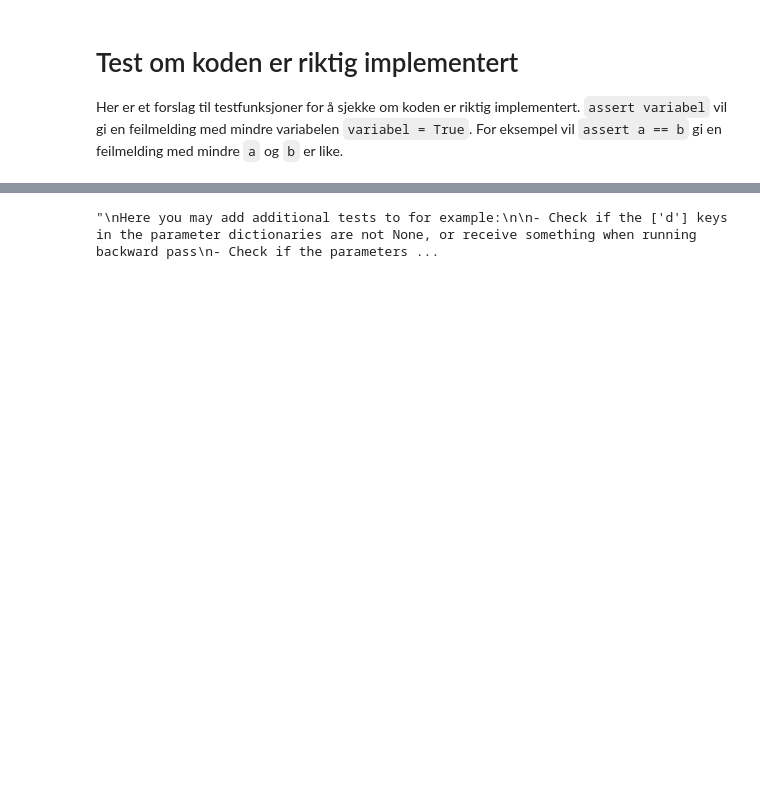
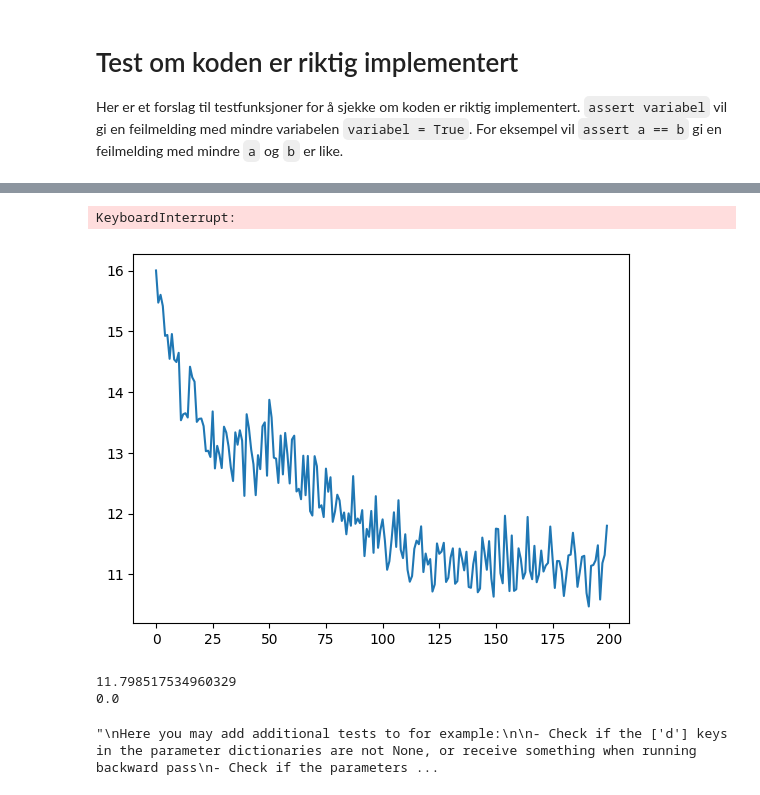
Before and after one commit to OliverRuden/TMA4320-scientific-computing, a Jupyter notebook: test_implementation.ipynb, the cells around one changed output, grey strips where cells are left out. Drawn from its saved outputs; the diff is of its cells as text; code cells hidden in the pictures; blank space fills up the shorter version.

```diff
--- a/test_implementation.ipynb
+++ b/test_implementation.ipynb
@@ -125,44 +125,50 @@ def generateSortData(numberOfBatches, batchSize, n_max, m):
     x = np.append(x,y, axis = 2)[:,:,:-1]
     return [x,y]
 # %%
-# nBatches = 10
-# batchSize = 250
-# n_max = 9
-# m = 8
-# n_iter = 500
-# feed_forward = FeedForward(d,p)
-# attention = Attention(d,k)
-# feed_forward2 = FeedForward(d,p)
-# attention2 = Attention(d,k)
-# embed_pos = EmbedPosition(n_max,m,d)
-# un_embed = LinearLayer(d,m)
-# softmax = Softmax()
-# network = NeuralNetwork([embed_pos, feed_forward, attention, feed_forward2, attention2, un_embed, softmax])
-# loss = CrossEntropy()
-# dataSet = generateSortData(nBatches, batchSize, n_max, m)
-# network,L = training(network, loss, dataSet, n_iter, m, alpha = 0.001)
+nBatches = 10
+batchSize = 250
+n_max = 9
+m = 8
+n_iter = 500
+feed_forward = FeedForward(d,p)
+attention = Attention(d,k)
+feed_forward2 = FeedForward(d,p)
+attention2 = Attention(d,k)
+embed_pos = EmbedPosition(n_max,m,d)
+un_embed = LinearLayer(d,m)
+softmax = Softmax()
+network = NeuralNetwork([embed_pos, feed_forward, attention, feed_forward2, attention2, un_embed, softmax])
+loss = CrossEntropy()
+dataSet = generateSortData(nBatches, batchSize, n_max, m)
+network,L = training(network, loss, dataSet, n_iter, m, alpha = 0.001)
+# %% [output]
+KeyboardInterrupt:
 # %%
-# fig, ax = plt.subplots()
-# ax.plot(np.arange(0,len(L),1), L)
-# plt.show()
-# print(L[-1])
-# N = 1000
-# y = np.random.randint(0,m,(N,5))
-# s = np.copy(y)
-# s = np.sort(s, axis = 1)
-# for i in range(5):
-#     z = np.argmax(network.forward(onehot(y,m)), axis = 1)
-#     y = np.append(y, z[:,-1:], axis = 1)
-# y = y[:,5:]
-# t = 0
-# for i in range(len(s)):
-#     equal = True
-#     for j in range(len(s[i])):
-#         if s[i,j] != y[i,j]:
-#             equal = False
-#     if equal:
-#         t += 1
-# print(t/N*100)
+fig, ax = plt.subplots()
+ax.plot(np.arange(0,len(L),1), L)
+plt.show()
+print(L[-1])
+N = 1000
+y = np.random.randint(0,m,(N,5))
+s = np.copy(y)
+s = np.sort(s, axis = 1)
+for i in range(5):
+    z = np.argmax(network.forward(onehot(y,m)), axis = 1)
+    y = np.append(y, z[:,-1:], axis = 1)
+y = y[:,5:]
+t = 0
+for i in range(len(s)):
+    equal = True
+    for j in range(len(s[i])):
+        if s[i,j] != y[i,j]:
+            equal = False
+    if equal:
+        t += 1
+print(t/N*100)
+# %% [output]
+[figure, added]
+11.798517534960329
+0.0
 # %%
 """
 Here you may add additional tests to for example:
```
Also changed, not shown: parts of 4 cells of this notebook.
